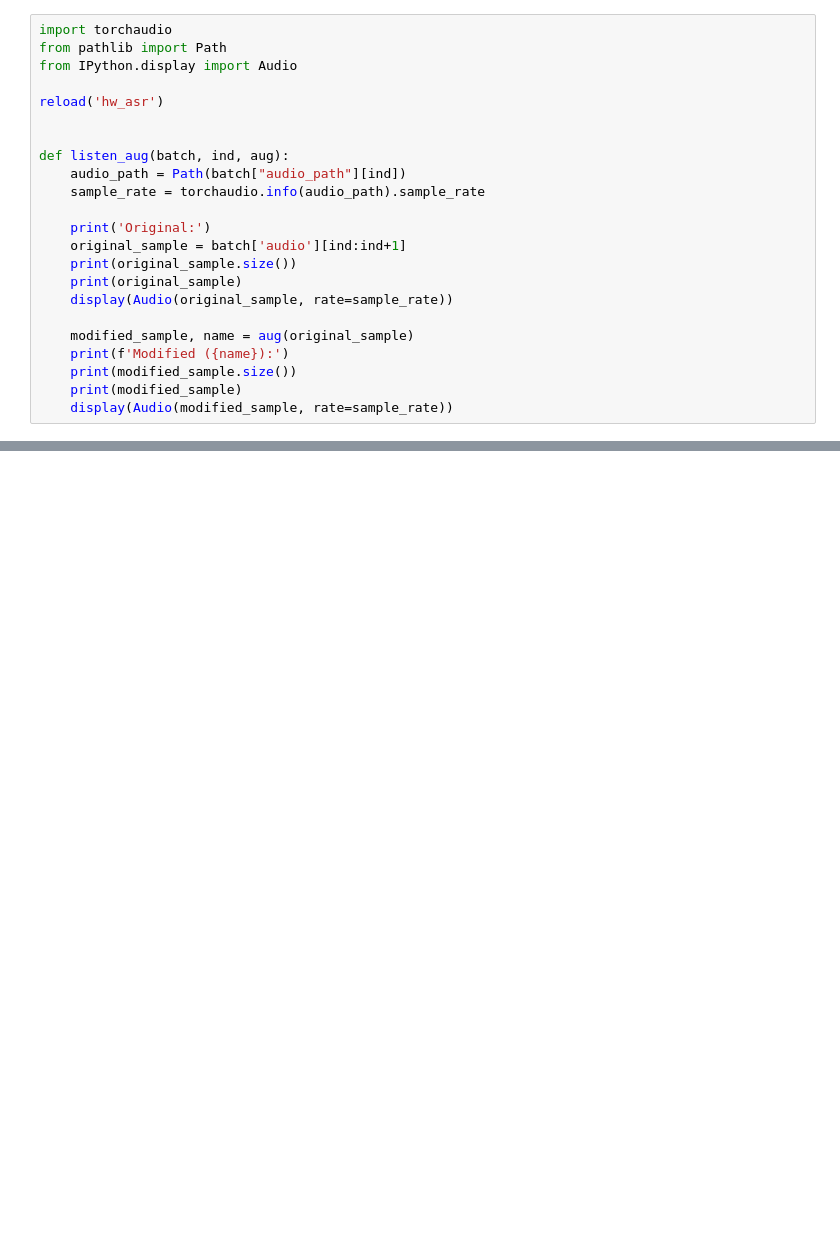
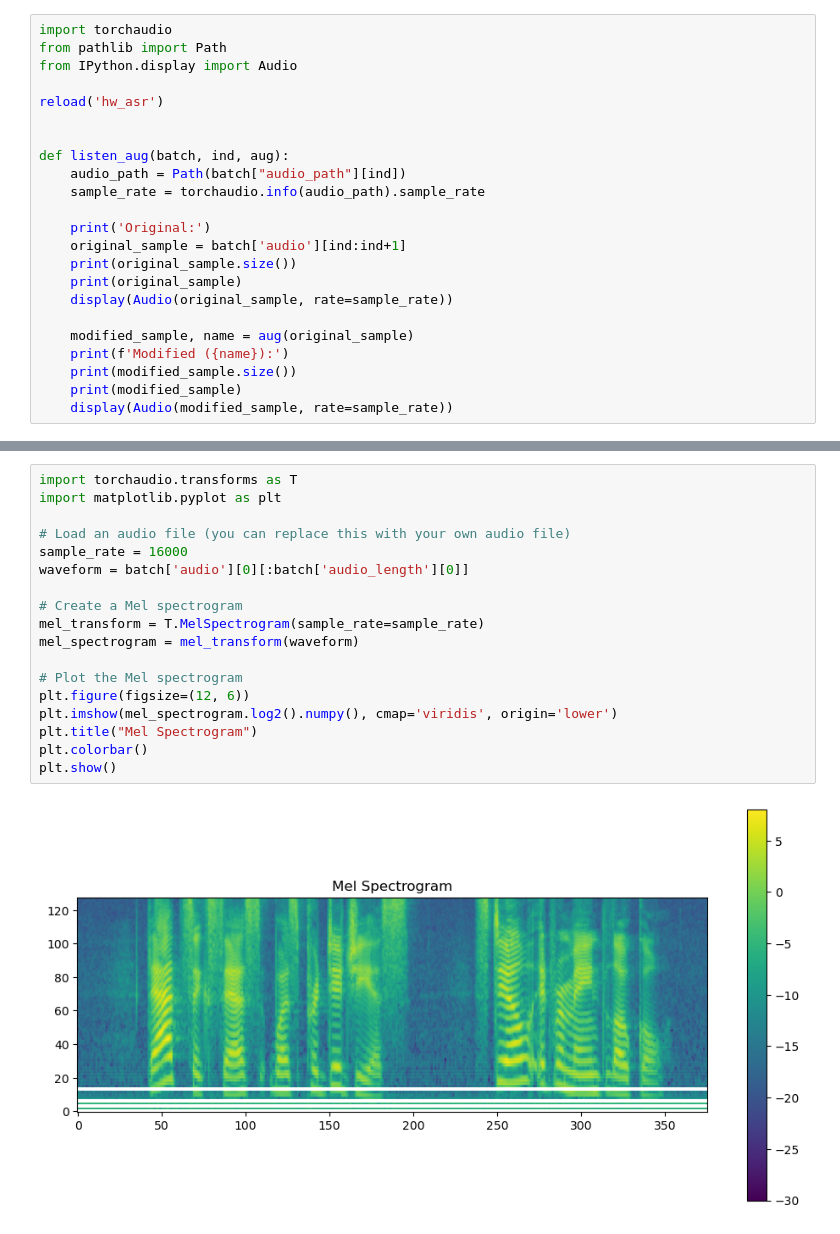
Before and after one commit to Maksim787/asr_project, a Jupyter notebook: jupyter/main.ipynb, the cells around one changed output, grey strips where cells are left out. Cells and saved outputs as stored; diff of their text form; blank space fills up the shorter version.

```diff
--- a/jupyter/main.ipynb
+++ b/jupyter/main.ipynb
@@ -77 +73,21 @@ tensor([[-4.3471e-06,  6.5206e-05, -1.1737e-04,  ...,  0.0000e+00,
 [interactive output not drawn]
+# %%
+import torchaudio.transforms as T
+import matplotlib.pyplot as plt
+
+# Load an audio file (you can replace this with your own audio file)
+sample_rate = 16000
+waveform = batch['audio'][0][:batch['audio_length'][0]]
+
+# Create a Mel spectrogram
+mel_transform = T.MelSpectrogram(sample_rate=sample_rate)
+mel_spectrogram = mel_transform(waveform)
+
+# Plot the Mel spectrogram
+plt.figure(figsize=(12, 6))
+plt.imshow(mel_spectrogram.log2().numpy(), cmap='viridis', origin='lower')
+plt.title("Mel Spectrogram")
+plt.colorbar()
+plt.show()
+# %% [output]
+[figure, added]
```
Also changed, not shown: parts of 4 cells of this notebook, 4 other files.
